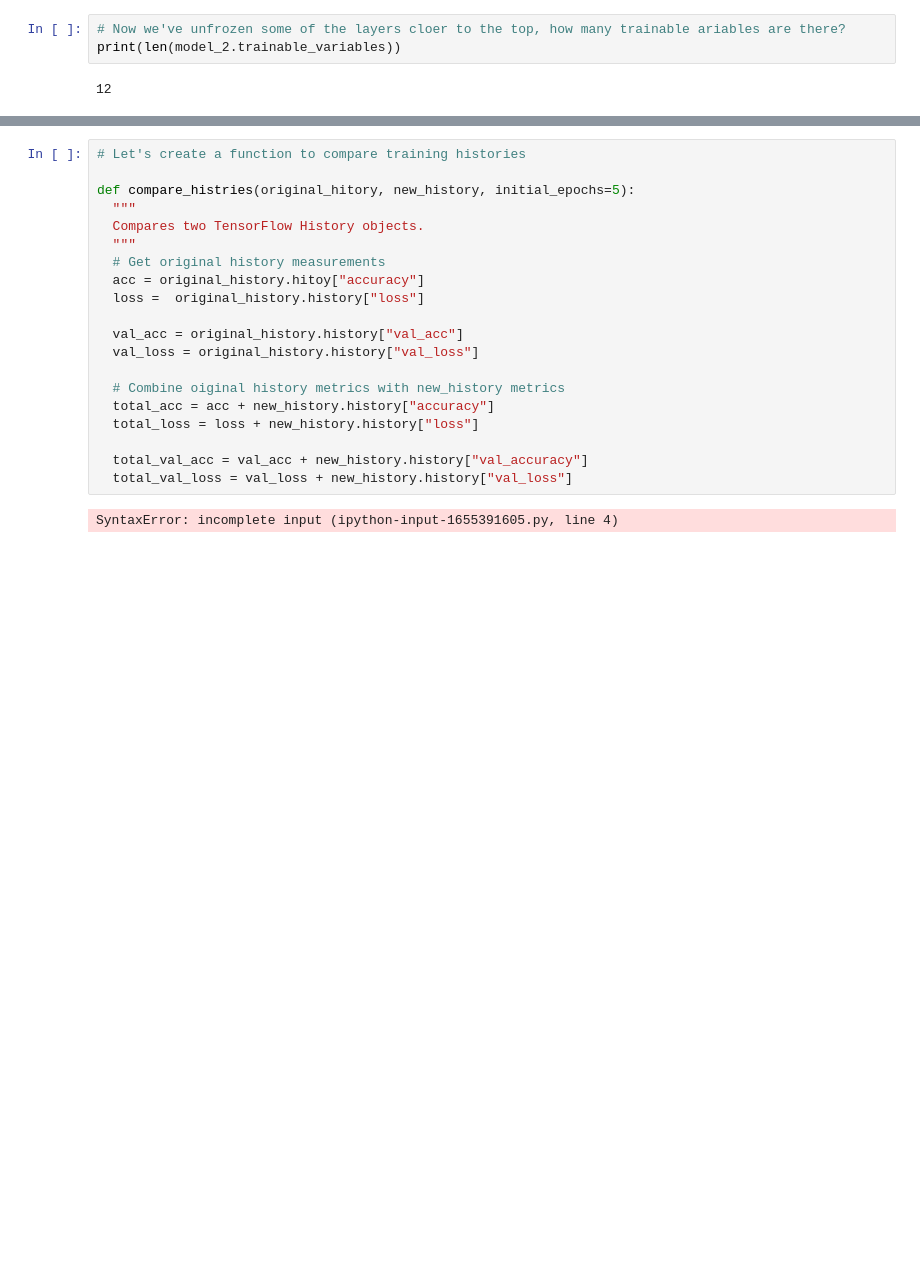
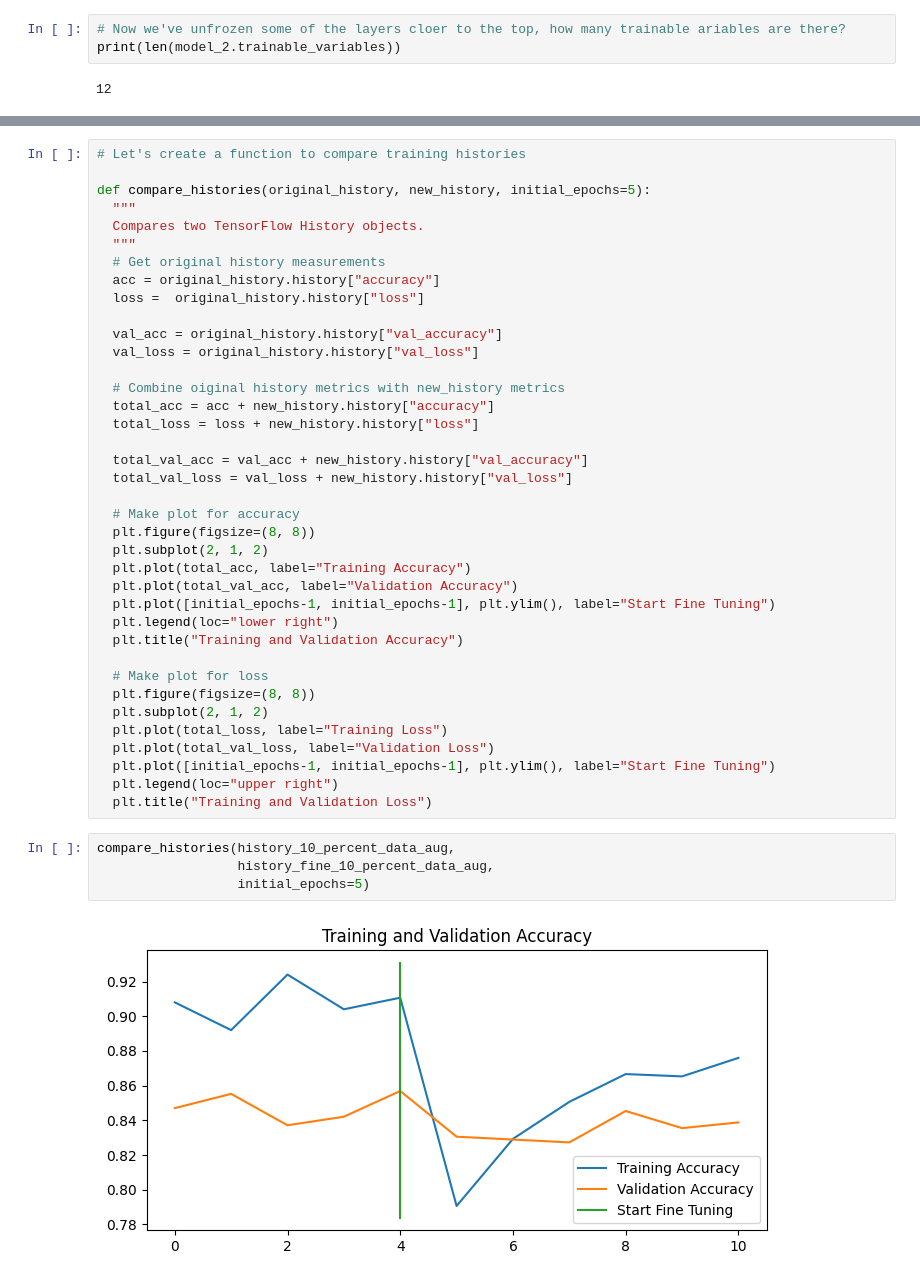
Before and after one commit to fachiny17/machine_learning, a Jupyter notebook: tensorflow_course/05_transfer_learning_in_tensorflow_part_2_fine_tuning.ipynb, the cells around one changed output, grey strips where cells are left out. Cells and saved outputs as stored; diff of their text form; blank space fills up the shorter version.

```diff
--- a/tensorflow_course/05_transfer_learning_in_tensorflow_part_2_fine_tuning.ipynb
+++ b/tensorflow_course/05_transfer_learning_in_tensorflow_part_2_fine_tuning.ipynb
@@ -813,15 +815,15 @@ plot_loss_curves(history_fine_10_percent_data_aug)
 # %%
 # Let's create a function to compare training histories
 
-def compare_histries(original_hitory, new_history, initial_epochs=5):
+def compare_histories(original_history, new_history, initial_epochs=5):
   """
   Compares two TensorFlow History objects.
   """
   # Get original history measurements
-  acc = original_history.hitoy["accuracy"]
+  acc = original_history.history["accuracy"]
   loss =  original_history.history["loss"]
 
-  val_acc = original_history.history["val_acc"]
+  val_acc = original_history.history["val_accuracy"]
   val_loss = original_history.history["val_loss"]
 
   # Combine oiginal history metrics with new_history metrics
@@ -830,5 +832,27 @@ def compare_histries(original_hitory, new_history, initial_epochs=5):
 
   total_val_acc = val_acc + new_history.history["val_accuracy"]
   total_val_loss = val_loss + new_history.history["val_loss"]
+
+  # Make plot for accuracy
+  plt.figure(figsize=(8, 8))
+  plt.subplot(2, 1, 2)
+  plt.plot(total_acc, label="Training Accuracy")
+  plt.plot(total_val_acc, label="Validation Accuracy")
+  plt.plot([initial_epochs-1, initial_epochs-1], plt.ylim(), label="Start Fine Tuning")
+  plt.legend(loc="lower right")
+  plt.title("Training and Validation Accuracy")
+
+  # Make plot for loss
+  plt.figure(figsize=(8, 8))
+  plt.subplot(2, 1, 2)
+  plt.plot(total_loss, label="Training Loss")
+  plt.plot(total_val_loss, label="Validation Loss")
+  plt.plot([initial_epochs-1, initial_epochs-1], plt.ylim(), label="Start Fine Tuning")
+  plt.legend(loc="upper right")
+  plt.title("Training and Validation Loss")
-# %% [output]
-SyntaxError: incomplete input (ipython-input-1655391605.py, line 4)
+# %%
+compare_histories(history_10_percent_data_aug,
+                  history_fine_10_percent_data_aug,
+                  initial_epochs=5)
+# %% [output]
+[figure, added]
```
Also changed, not shown: parts of 28 cells of this notebook.
